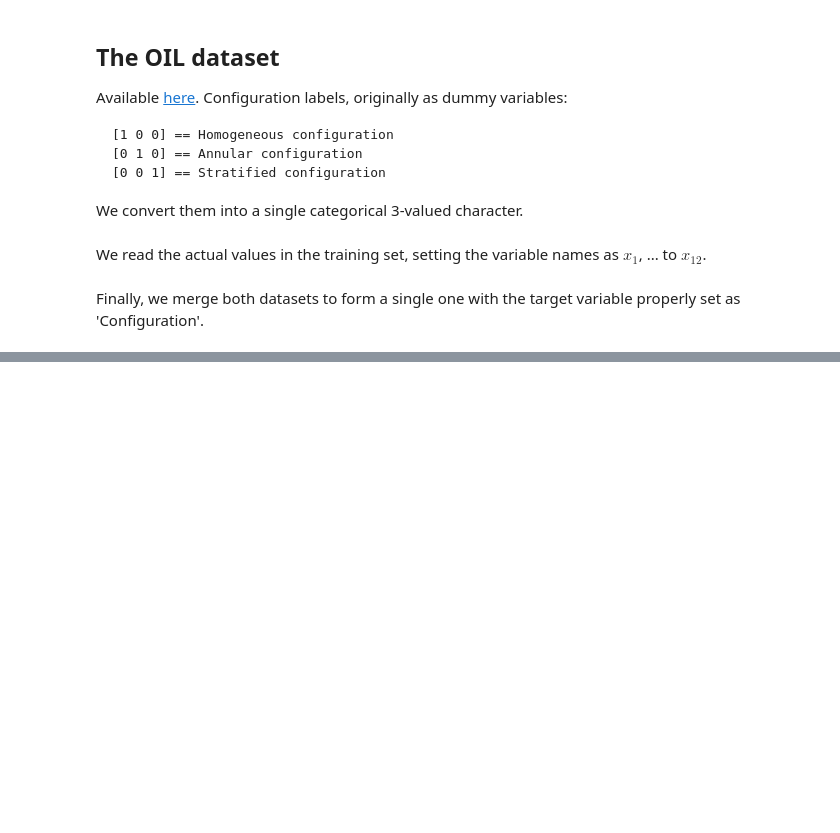
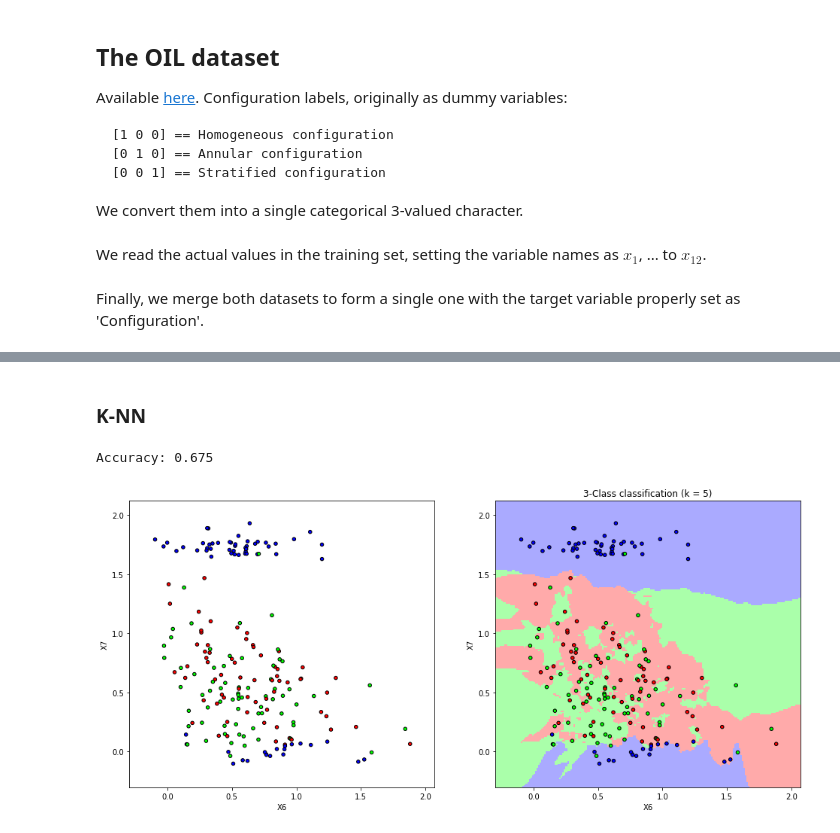
Before and after one commit to renero/class_notebooks, a Jupyter notebook: Nearest Neighbors.ipynb, the cells around one changed output, grey strips where cells are left out. Saved outputs shown, nothing was run; the diff lists cells and outputs as text; code cells hidden in the pictures; blank space fills up the shorter version.

```diff
--- a/Nearest Neighbors.ipynb
+++ b/Nearest Neighbors.ipynb
@@ -186,0 +192,2 @@ plt.show()
+# %% [markdown]
+### K-NN
@@ -186,0 +197,60 @@ plt.show()
+# %%
+X, y = oil.split()
+X.train = X.train.iloc[:, 5:7]
+X.test = X.test.iloc[:, 5:7]
+
+knn = KNeighborsClassifier(n_neighbors=5)
+knn.fit(X.train.values, y.train.values)
+
+#Predict the response for test dataset
+y_pred = knn.predict(X.test.values)
+# Model Accuracy, how often is the classifier correct?
+print("Accuracy:", accuracy_score(y.test, y_pred))
+# %% [output]
+Accuracy: 0.675
+# %%
+# Plot the decision boundary. For that, we will assign a color to each
+# point in the mesh [x_min, x_max]x[y_min, y_max].
+# https://scikit-learn.org/stable/auto_examples/neighbors/plot_classification.html
+
+n_neighbors = 5
+
+x_min, x_max = X.test.iloc[:, 0].min() - .2, X.test.iloc[:, 0].max() + .2
+y_min, y_max = X.test.iloc[:, 1].min() - .2, X.test.iloc[:, 1].max() + .2
+h = (x_max-x_min)/X.test.shape[0] # step size in the mesh
+xx, yy = np.meshgrid(np.arange(x_min, x_max, h),
+                     np.arange(y_min, y_max, h))
+
+Z = knn.predict(np.c_[xx.ravel(), yy.ravel()])
+Z = Z.reshape(xx.shape).astype(int)
+
+# Create color maps
+cmap_light = ListedColormap(['#FFAAAA', '#AAFFAA', '#AAAAFF'])
+cmap_bold = ListedColormap(['#FF0000', '#00FF00', '#0000FF'])
+
+# Plot the points with no KNN surface
+plt.figure(figsize=(16,7))
+plt.subplot(1,2,1)
+plt.scatter(X.test.iloc[:, 0], X.test.iloc[:, 1],
+            c=list(map(int, y.test.values)),
+            cmap=cmap_bold, edgecolor='k', s=20)
+plt.xlim(xx.min(), xx.max())
+plt.ylim(yy.min(), yy.max())
+plt.xlabel("X6")
+plt.ylabel("X7")
+
+# Plot also the test points in the surface
+plt.subplot(1,2,2)
+plt.pcolormesh(xx, yy, Z, cmap=cmap_light)
+plt.xlim(xx.min(), xx.max())
+plt.ylim(yy.min(), yy.max())
+plt.scatter(X.test.iloc[:, 0], X.test.iloc[:, 1],
+            c=list(map(int, y.test.values)),
+            cmap=cmap_bold, edgecolor='k', s=20)
+plt.xlabel("X6")
+plt.ylabel("X7")
+plt.title("3-Class classification (k = %i)" % n_neighbors)
+
+plt.show()
+# %% [output]
+[figure, added]
```
Also changed, not shown: parts of 13 cells of this notebook.
